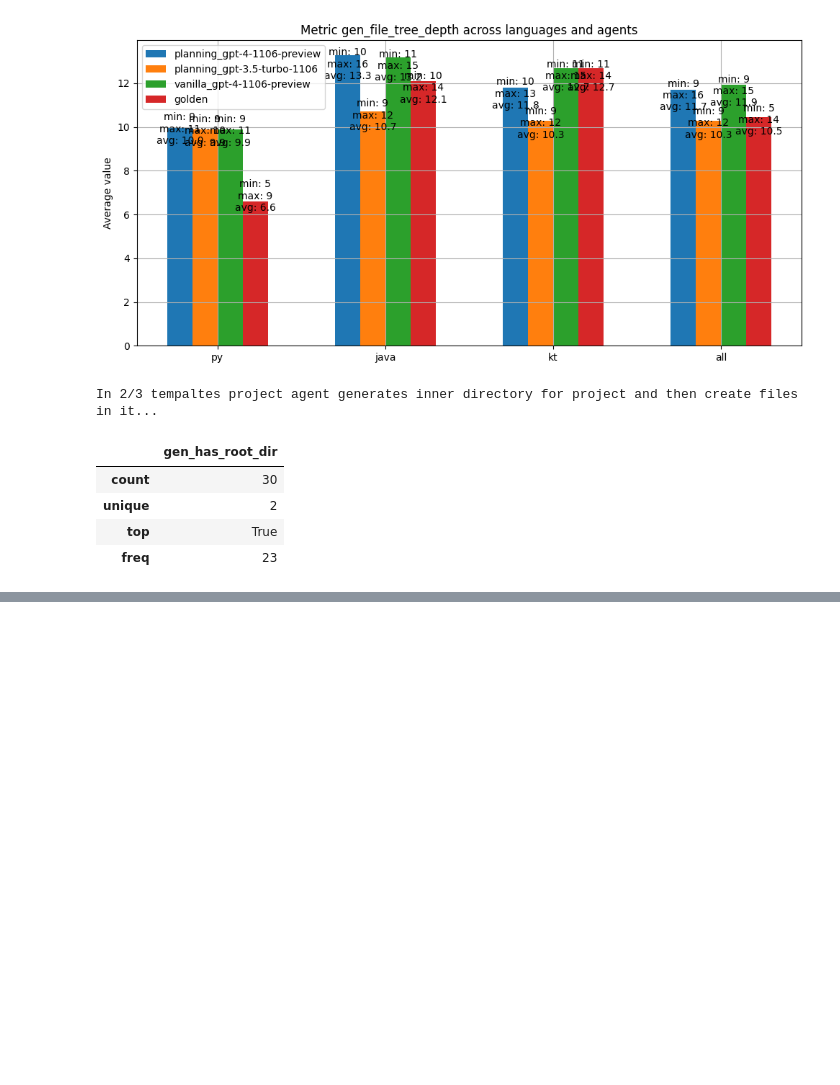
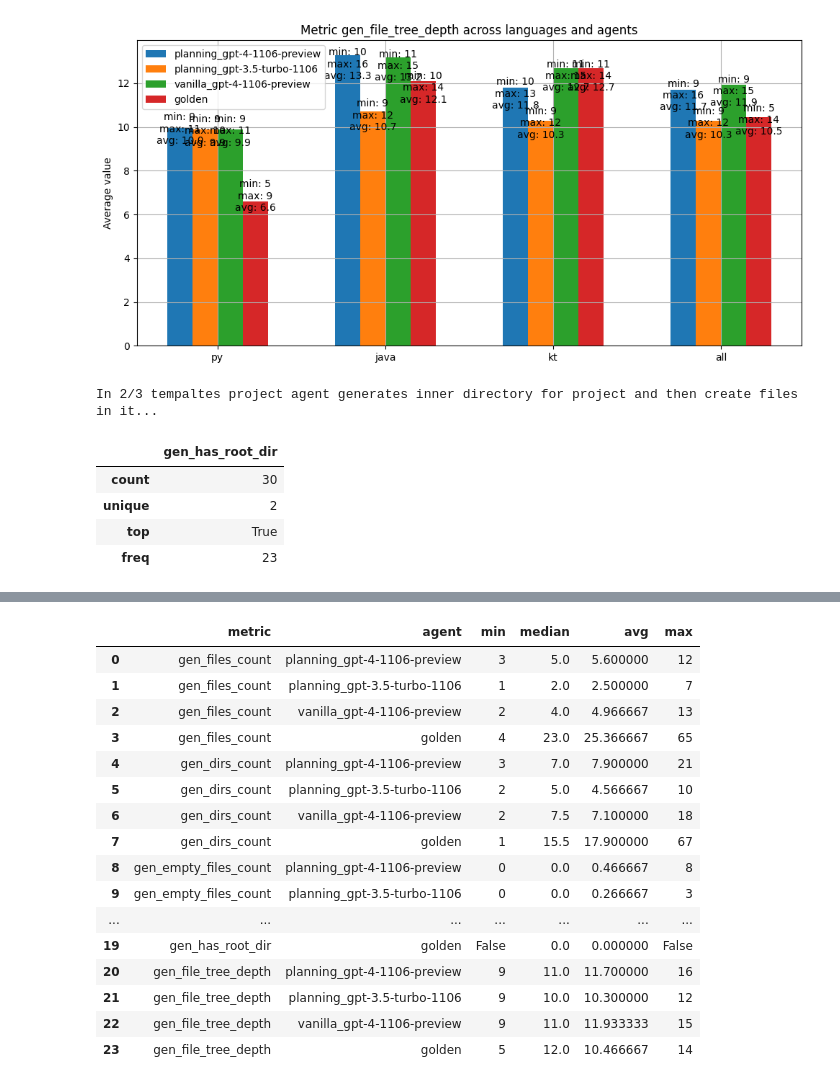
Before and after one commit to JetBrains-Research/agents-eval, a Jupyter notebook: src/template_generation/notebooks/metrics.ipynb, the cells around one changed output, grey strips where cells are left out. Cells and saved outputs as stored; diff of their text form; code cells hidden in the pictures; blank space fills up the shorter version.

```diff
--- a/src/template_generation/notebooks/metrics.ipynb
+++ b/src/template_generation/notebooks/metrics.ipynb
@@ -161,0 +204,39 @@ In 2/3 tempaltes project agent generates inner directory for project and then cr
+# %%
+stats = {'metric': [], 'agent': [], 'min': [], 'median': [], 'avg': [], 'max': []}
+for metric in ['gen_files_count', 'gen_dirs_count', 'gen_empty_files_count', 'gen_empty_dirs_count', 'gen_has_root_dir', 'gen_file_tree_depth']:
+    for agent in agents:
+        stats['agent'].append(agent)
+        stats['metric'].append(metric)
+        stats['min'].append(np.min(metrics[agent]['all']['quality'][metric]))
+        stats['median'].append(np.median(metrics[agent]['all']['quality'][metric]))
+        stats['avg'].append(np.average(metrics[agent]['all']['quality'][metric]))
+        stats['max'].append(np.max(metrics[agent]['all']['quality'][metric]))
+
+    stats['agent'].append('golden')
+    golden_metric = metric.replace('gen', 'golden')
+    stats['metric'].append(metric)
+    stats['min'].append(np.min(metrics[agent]['all']['quality'][golden_metric]))
+    stats['median'].append(np.median(metrics[agent]['all']['quality'][golden_metric]))
+    stats['avg'].append(np.average(metrics[agent]['all']['quality'][golden_metric]))
+    stats['max'].append(np.max(metrics[agent]['all']['quality'][golden_metric]))
+
+df = pd.DataFrame(stats)
+df
+# %% [output]
+|  | metric | agent | min | median | avg | max |
+| 0 | gen_files_count | planning_gpt-4-1106-preview | 3 | 5.0 | 5.600000 | 12 |
+| 1 | gen_files_count | planning_gpt-3.5-turbo-1106 | 1 | 2.0 | 2.500000 | 7 |
+| 2 | gen_files_count | vanilla_gpt-4-1106-preview | 2 | 4.0 | 4.966667 | 13 |
+| 3 | gen_files_count | golden | 4 | 23.0 | 25.366667 | 65 |
+| 4 | gen_dirs_count | planning_gpt-4-1106-preview | 3 | 7.0 | 7.900000 | 21 |
+| 5 | gen_dirs_count | planning_gpt-3.5-turbo-1106 | 2 | 5.0 | 4.566667 | 10 |
+| 6 | gen_dirs_count | vanilla_gpt-4-1106-preview | 2 | 7.5 | 7.100000 | 18 |
+| 7 | gen_dirs_count | golden | 1 | 15.5 | 17.900000 | 67 |
+| 8 | gen_empty_files_count | planning_gpt-4-1106-preview | 0 | 0.0 | 0.466667 | 8 |
+| 9 | gen_empty_files_count | planning_gpt-3.5-turbo-1106 | 0 | 0.0 | 0.266667 | 3 |
+| ... | ... | ... | ... | ... | ... | ... |
+| 19 | gen_has_root_dir | golden | False | 0.0 | 0.000000 | False |
+| 20 | gen_file_tree_depth | planning_gpt-4-1106-preview | 9 | 11.0 | 11.700000 | 16 |
+| 21 | gen_file_tree_depth | planning_gpt-3.5-turbo-1106 | 9 | 10.0 | 10.300000 | 12 |
+| 22 | gen_file_tree_depth | vanilla_gpt-4-1106-preview | 9 | 11.0 | 11.933333 | 15 |
+| 23 | gen_file_tree_depth | golden | 5 | 12.0 | 10.466667 | 14 |
```
Also changed, not shown: parts of 2 cells of this notebook.
